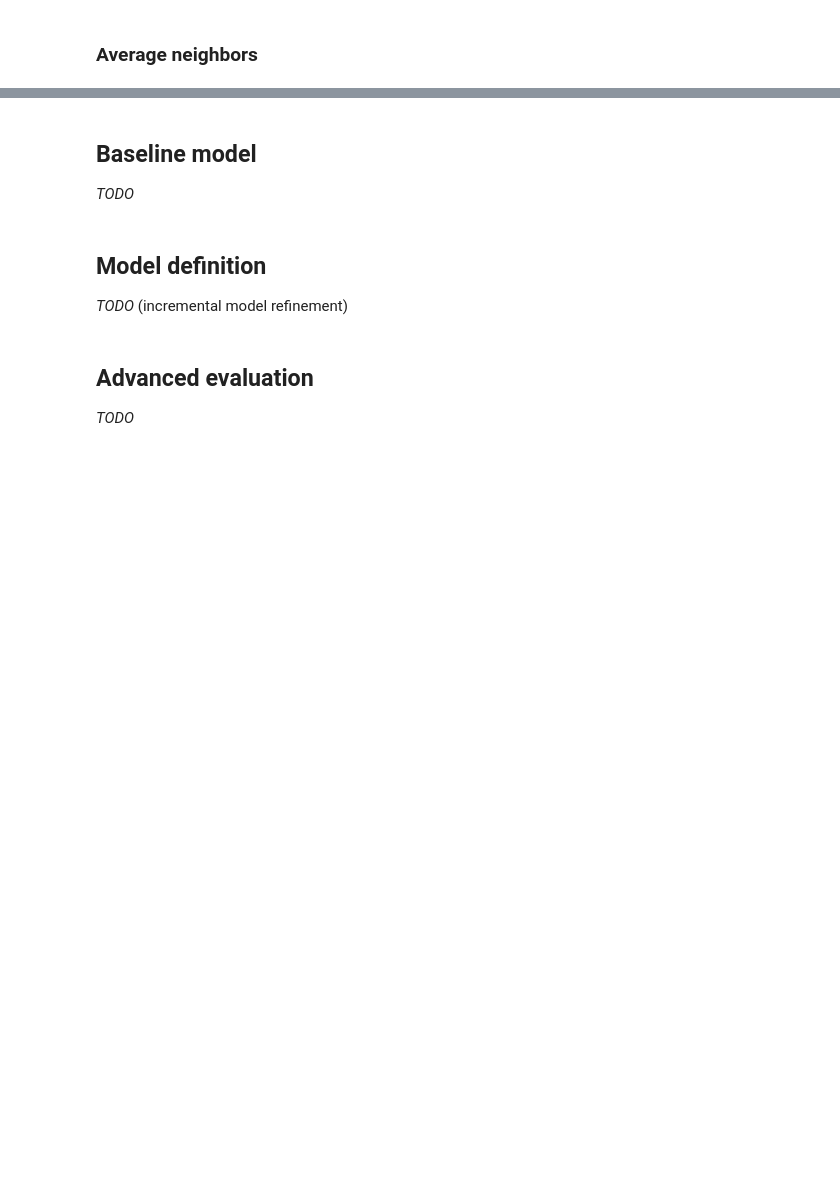
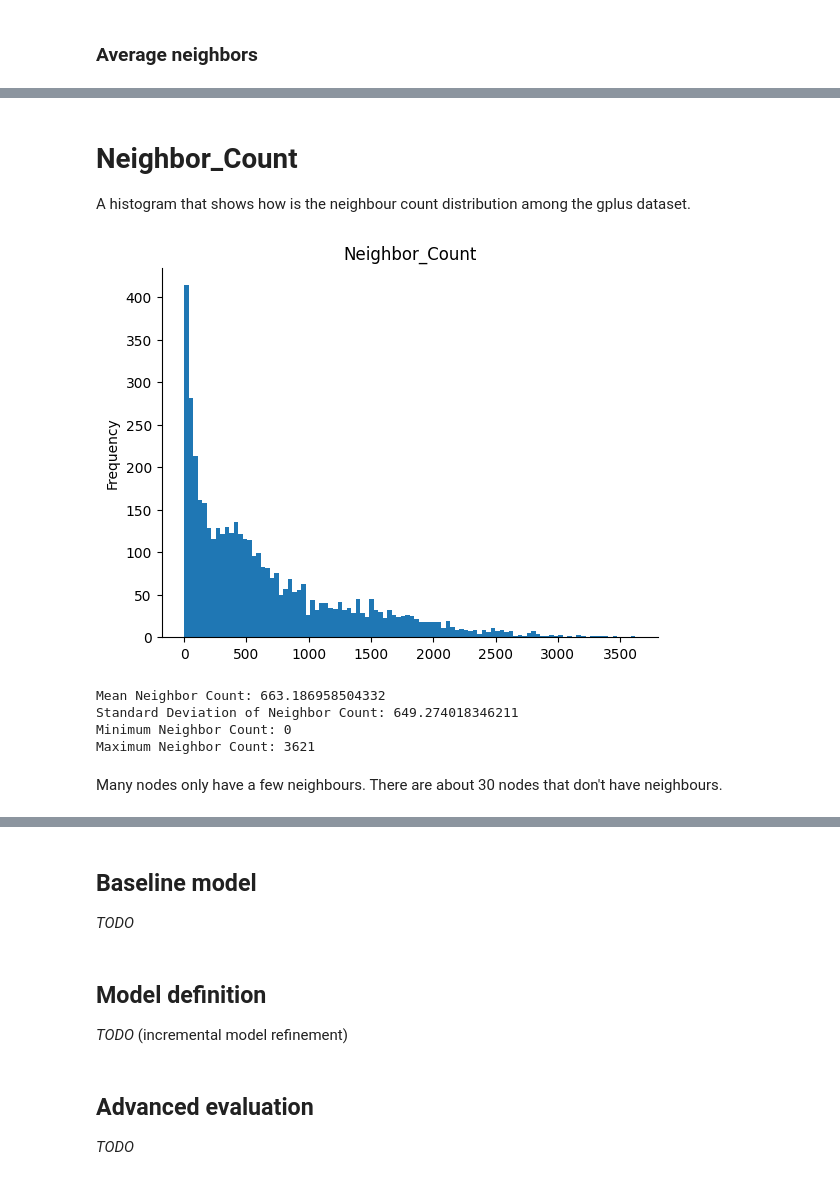
Before and after one commit to dszarvas/coNNect, a Jupyter notebook: coNNect.ipynb, the cells around one changed output, grey strips where cells are left out. Cells and saved outputs as stored; diff of their text form; code cells hidden in the pictures; blank space fills up the shorter version.

```diff
--- a/coNNect.ipynb
+++ b/coNNect.ipynb
@@ -247,0 +578,15 @@ With this interactive plot we can see that if we select one of the ego nodes (sp
+# %%
+import os
+
+gplus_dir = 'data/gplus/gplus'
+files_in_gplus = os.listdir(gplus_dir)
+
+feat_files = [f for f in files_in_gplus if f.endswith('.feat')]
+
+for filename in feat_files:
+  filepath = os.path.join(gplus_dir, filename)
+  try:
+    df = pd.read_csv(filepath, sep=' ', header=None)
+    print(f"File: {filename}, Shape: {df.shape}")
+  except Exception as e:
+    print(f"Error reading {filename}: {e}")
@@ -247,0 +612,11 @@ With this interactive plot we can see that if we select one of the ego nodes (sp
+# %%
+def map_and_replace_indexes(df_feat, df_edges):
+  old_indexes = df_feat.iloc[:, 0].tolist()
+  new_indexes = list(range(len(old_indexes)))
+
+  index_mapping = dict(zip(old_indexes, new_indexes))
+
+  df_edges.iloc[:, 0] = df_edges.iloc[:, 0].map(index_mapping)
+  df_edges.iloc[:, 1] = df_edges.iloc[:, 1].map(index_mapping)
+
+  df_feat.iloc[:, 0] = df_feat.iloc[:, 0].map(index_mapping)
@@ -267,0 +765,11 @@ Since this dataset comes directly from working social media sites, it's quite li
+# %%
+from collections import Counter
+
+unique_nodes, node_counts = zip(*Counter(geo_data.edge_index.flatten().tolist()).items())
+neigh_df = pd.DataFrame({'Node_Index': unique_nodes, 'Neighbor_Count': node_counts})
+
+all_nodes = list(range(geo_data.x.shape[0]))
+
+nodes_without_neighbors = list(set(all_nodes) - set(unique_nodes))
+
+neigh_df = pd.concat([neigh_df, pd.DataFrame({'Node_Index': nodes_without_neighbors, 'Neighbor_Count': 0})])
@@ -267,0 +792,27 @@ Since this dataset comes directly from working social media sites, it's quite li
+# %% [markdown]
+# Neighbor_Count
+A histogram that shows how is the neighbour count distribution among the gplus dataset.
+# %%
+from matplotlib import pyplot as plt
+neigh_df['Neighbor_Count'].plot(kind='hist', bins=100, title='Neighbor_Count')
+plt.gca().spines[['top', 'right',]].set_visible(False)
+# %% [output]
+[figure, added]
+# %%
+mean_neighbor_count = neigh_df['Neighbor_Count'].mean()
+std_neighbor_count = neigh_df['Neighbor_Count'].std()
+min_neighbor_count = neigh_df['Neighbor_Count'].min()
+max_neighbor_count = neigh_df['Neighbor_Count'].max()
+
+
+print(f"Mean Neighbor Count: {mean_neighbor_count}")
+print(f"Standard Deviation of Neighbor Count: {std_neighbor_count}")
+print(f"Minimum Neighbor Count: {min_neighbor_count}")
+print(f"Maximum Neighbor Count: {max_neighbor_count}")
+# %% [output]
+Mean Neighbor Count: 663.186958504332
+Standard Deviation of Neighbor Count: 649.274018346211
+Minimum Neighbor Count: 0
+Maximum Neighbor Count: 3621
+# %% [markdown]
+Many nodes only have a few neighbours. There are about 30 nodes that don't have neighbours.
```
Also changed, not shown: parts of 71 cells of this notebook.
